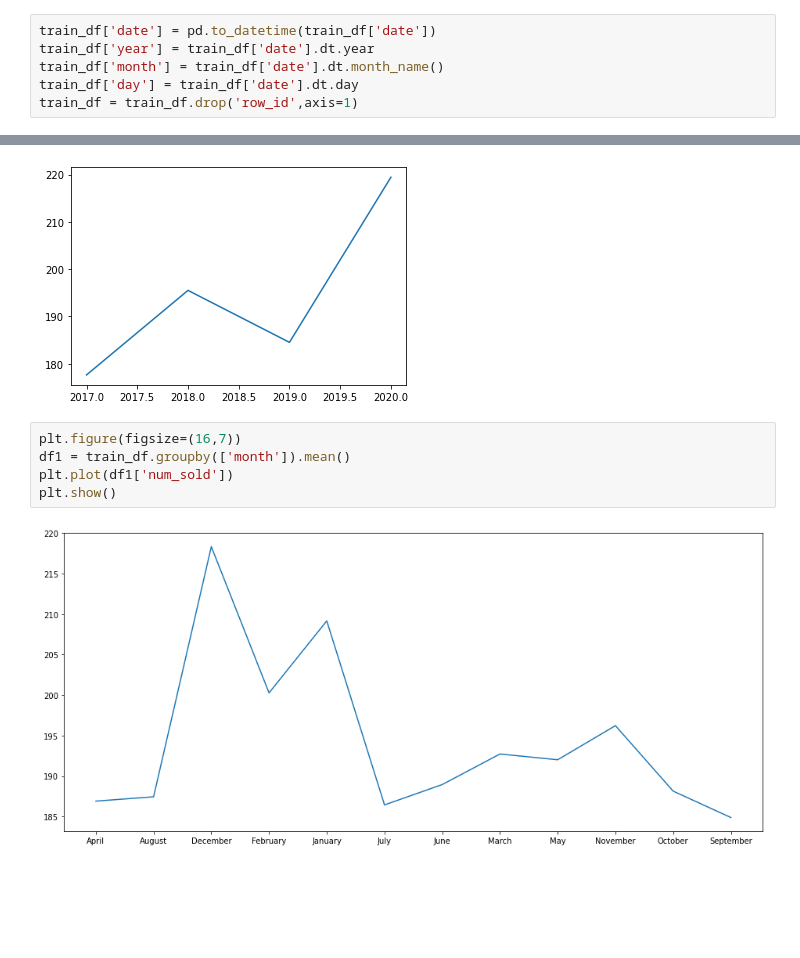
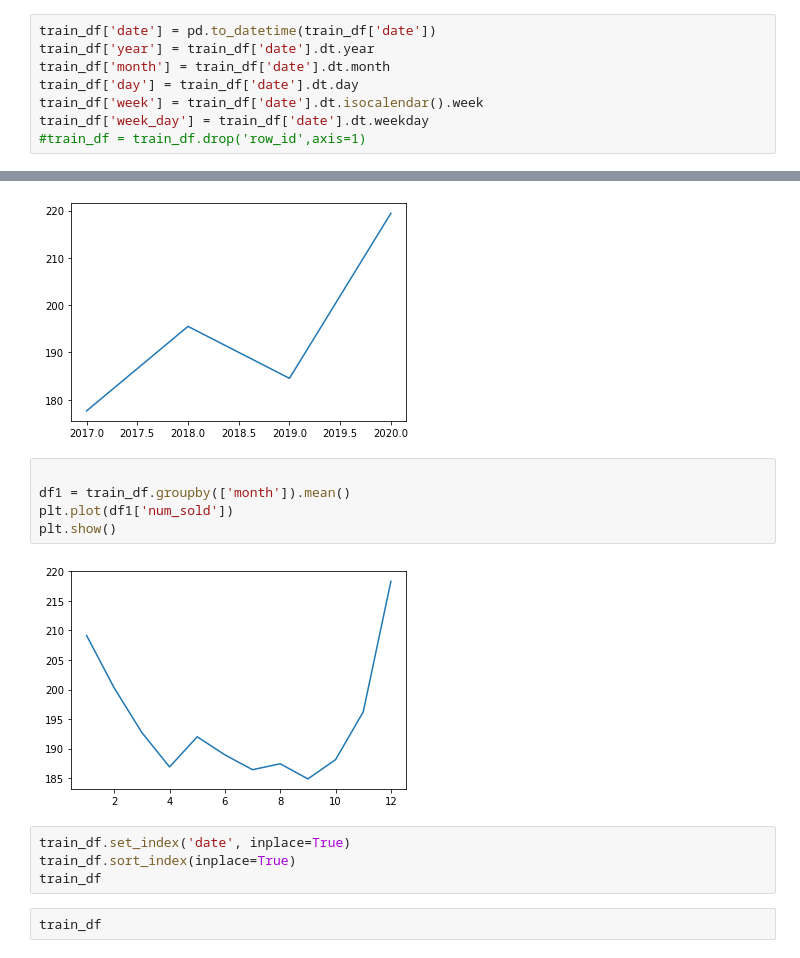
Before and after one commit to black-blip/tabularPlaygroundSep22, a Jupyter notebook: salesprediction.ipynb, the cells around one changed output, grey strips where cells are left out. Saved outputs shown, nothing was run; the diff lists cells and outputs as text; blank space fills up the shorter version.

```diff
--- a/salesprediction.ipynb
+++ b/salesprediction.ipynb
@@ -84,6 +113,8 @@ plt.plot(train_df['num_sold'])
 # %%
 train_df['date'] = pd.to_datetime(train_df['date'])
 train_df['year'] = train_df['date'].dt.year
-train_df['month'] = train_df['date'].dt.month_name()
+train_df['month'] = train_df['date'].dt.month
 train_df['day'] = train_df['date'].dt.day
-train_df = train_df.drop('row_id',axis=1)
+train_df['week'] = train_df['date'].dt.isocalendar().week
+train_df['week_day'] = train_df['date'].dt.weekday
+#train_df = train_df.drop('row_id',axis=1)
@@ -103,9 +150,15 @@ plt.plot(df['num_sold'])
 [<matplotlib.lines.Line2D at 0x...>]
 [figure]
 # %%
-plt.figure(figsize=(16,7))
+
 df1 = train_df.groupby(['month']).mean()
 plt.plot(df1['num_sold'])
 plt.show()
 # %% [output]
-[figure, old version]
+[figure, new version]
+# %%
+train_df.set_index('date', inplace=True)
+train_df.sort_index(inplace=True)
+train_df
+# %%
+train_df
```
Also changed, not shown: parts of 15 cells of this notebook.
